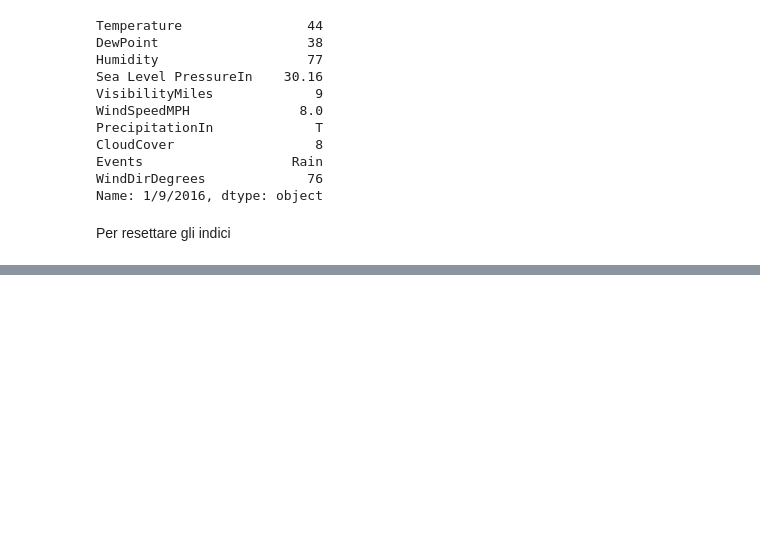
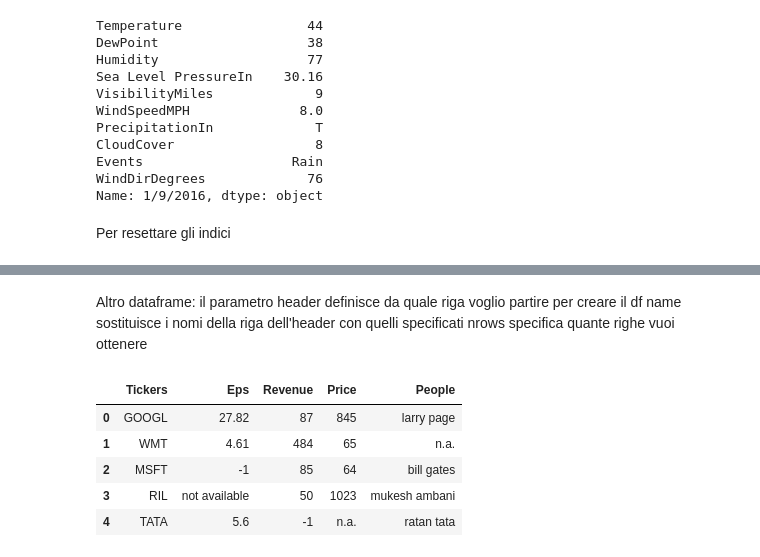
Before and after one commit to fedec1/preparation, a Jupyter notebook: main-analysis.ipynb, the cells around one changed output, grey strips where cells are left out. Cells and saved outputs as stored; diff of their text form; code cells hidden in the pictures; blank space fills up the shorter version.

```diff
--- a/main-analysis.ipynb
+++ b/main-analysis.ipynb
@@ -390,3 +393,18 @@ df
 | 28 | 1/29/2016 | 36 | 21 | 50 | 29.58 | 10 | 8.0 | ... |
 | 29 | 1/30/2016 | 34 | 16 | 46 | 30.01 | 10 | 7.0 | ... |
 | 30 | 1/31/2016 | 46 | 28 | 52 | 29.90 | 10 | 5.0 | ... |
+# %% [markdown]
+Altro dataframe: il parametro header definisce da quale riga voglio partire per creare il df
+name sostituisce i nomi della riga dell'header con quelli specificati
+nrows specifica quante righe vuoi ottenere
+# %%
+df2_path = os.path.join(df_dir, 'stock_data.csv')
+df2 = pd.read_csv(df2_path, header = 0, names = ["Tickers", "Eps", "Revenue", "Price", "People"], nrows = 5)
+df2
+# %% [output]
+|  | Tickers | Eps | Revenue | Price | People |
+| 0 | GOOGL | 27.82 | 87 | 845 | larry page |
+| 1 | WMT | 4.61 | 484 | 65 | n.a. |
+| 2 | MSFT | -1 | 85 | 64 | bill gates |
+| 3 | RIL | not available | 50 | 1023 | mukesh ambani |
+| 4 | TATA | 5.6 | -1 | n.a. | ratan tata |
```
Also changed, not shown: parts of 12 cells of this notebook, 3 other files.
